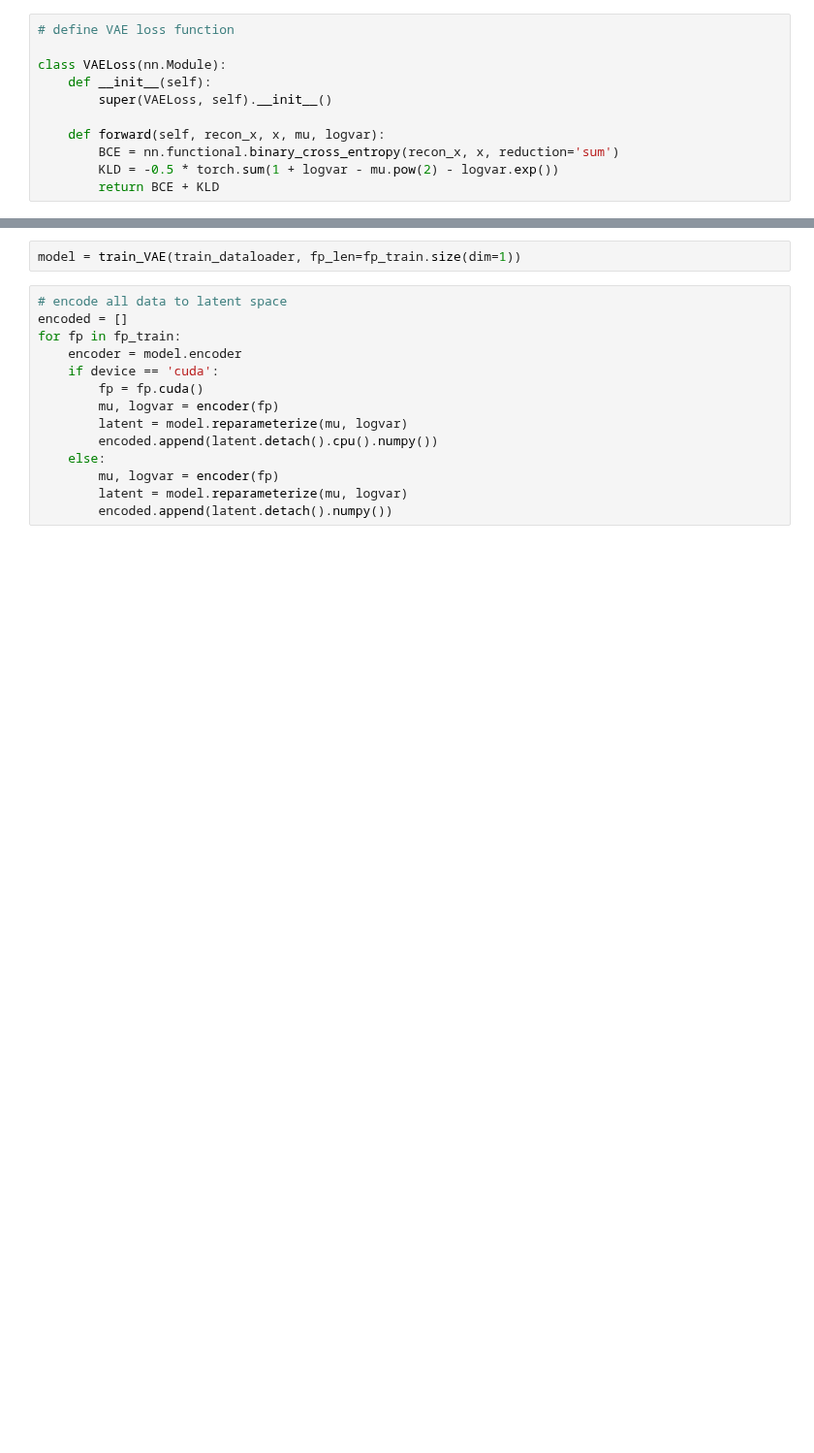
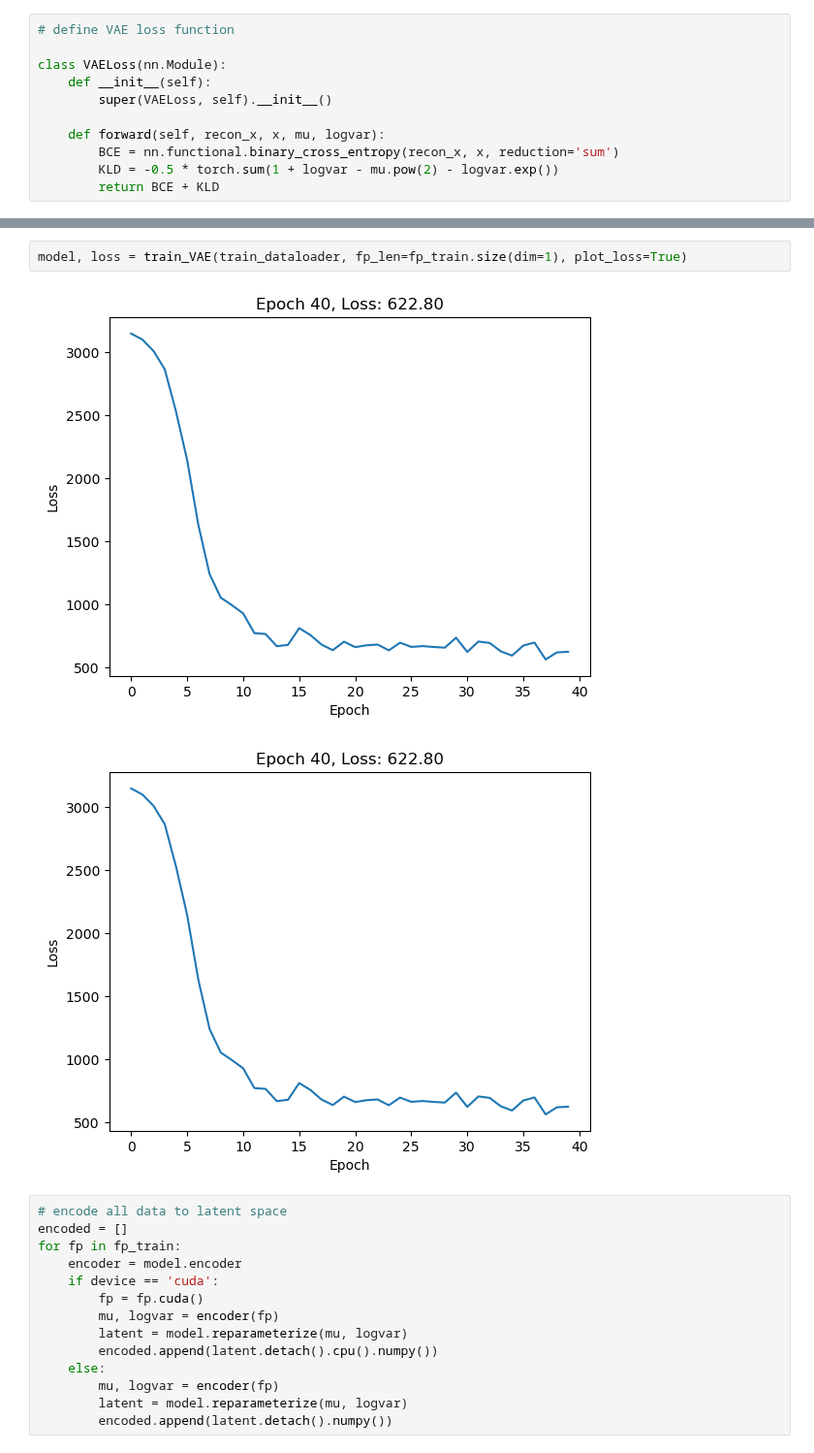
Before and after one commit to asiomchen/mldd23_project1, a Jupyter notebook: VAE/project.ipynb, the cells around one changed output, grey strips where cells are left out. Shown at 97% size. Saved outputs shown, nothing was run; the diff lists cells and outputs as text; blank space fills up the shorter version.

```diff
--- a/VAE/project.ipynb
+++ b/VAE/project.ipynb
@@ -151,5 +165,8 @@ def train_VAE(train_dataloader, fp_len, epochs=40, device=device, latent_size=8)
 # %%
-model = train_VAE(train_dataloader, fp_len=fp_train.size(dim=1))
+model, loss = train_VAE(train_dataloader, fp_len=fp_train.size(dim=1), plot_loss=True)
+# %% [output]
+[figure, added]
+[figure, added]
 # %%
 # encode all data to latent space
 encoded = []
```
Also changed, not shown: parts of 10 cells of this notebook.
